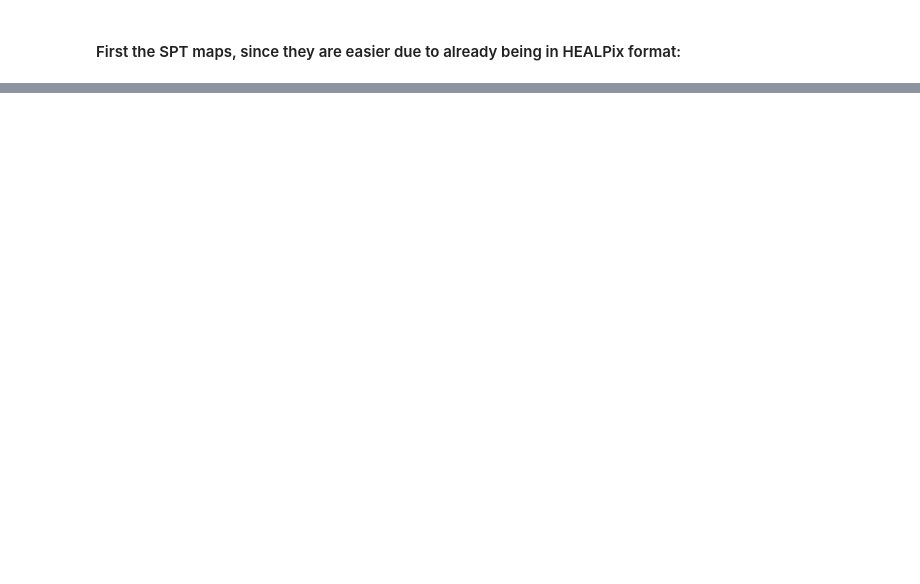
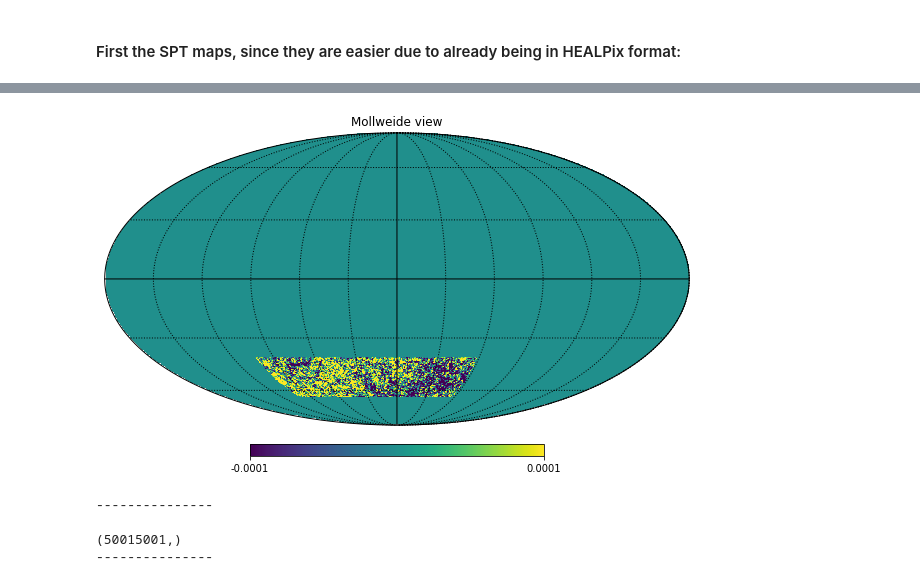
Before and after one commit to JeremyMeinke/mm_astronomy_stacking, a Jupyter notebook: map_processing.ipynb, the cells around one changed output, grey strips where cells are left out. Cells and saved outputs as stored; diff of their text form; code cells hidden in the pictures; blank space fills up the shorter version.

```diff
--- a/map_processing.ipynb
+++ b/map_processing.ipynb
@@ -142,0 +211,28 @@ gc.collect()
+# %%
+## Now boundary mask:
+spt_boundary_mask = stacking.map_data_healpix_fits("./data/mask_nside8192_bdry.fits", unreadable_header=True)
+## multiply mask:
+smica_cmb_map_windowed *= spt_boundary_mask
+## clear memory of pt src mask:
+spt_boundary_mask = None; del spt_boundary_mask
+
+## And plot the final map as a check:
+hp.mollview(smica_cmb_map_windowed, max=1e-4, min=-1e-4)
+hp.graticule()
+plt.show()
+
+gc.collect()
+print("---------------")
+# %% [output]
+[figure, added]
+---------------
+# %%
+## Now we turn it back into an alm (~ 1 minute of high CPU usage, using up all 16GB of memory):
+smica_cmb_final_alm_spt = hp.map2alm(smica_cmb_map_windowed, lmax=spt_lmax, pol=False, use_pixel_weights=True, datapath="./data/", iter=5)
+print(smica_cmb_final_alm_spt.shape)
+smica_cmb_map_windowed = None; del smica_cmb_map_windowed
+gc.collect()
+print("---------------")
+# %% [output]
+(50015001,)
+---------------
```
Also changed, not shown: parts of 13 cells of this notebook, 4 other files.
